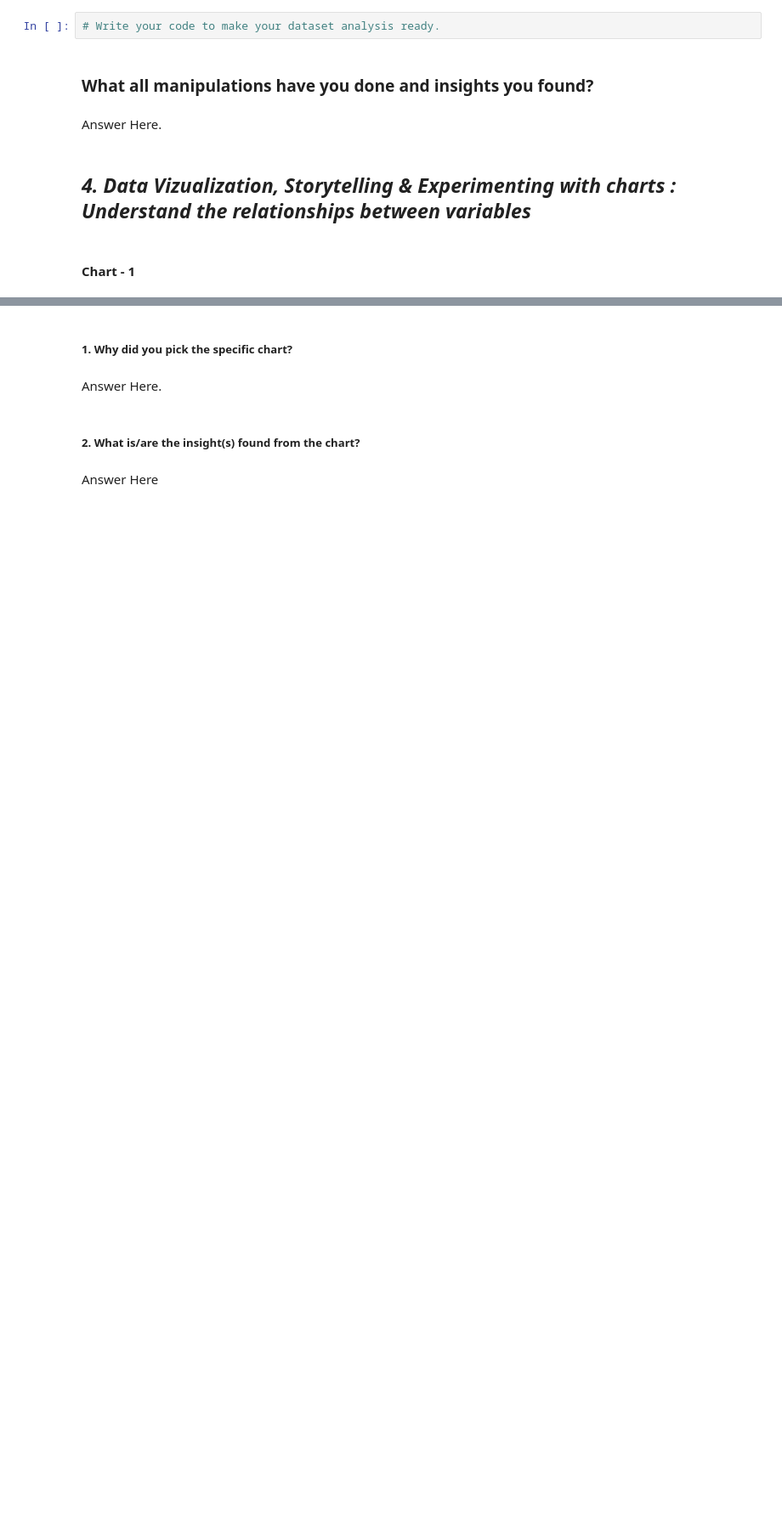
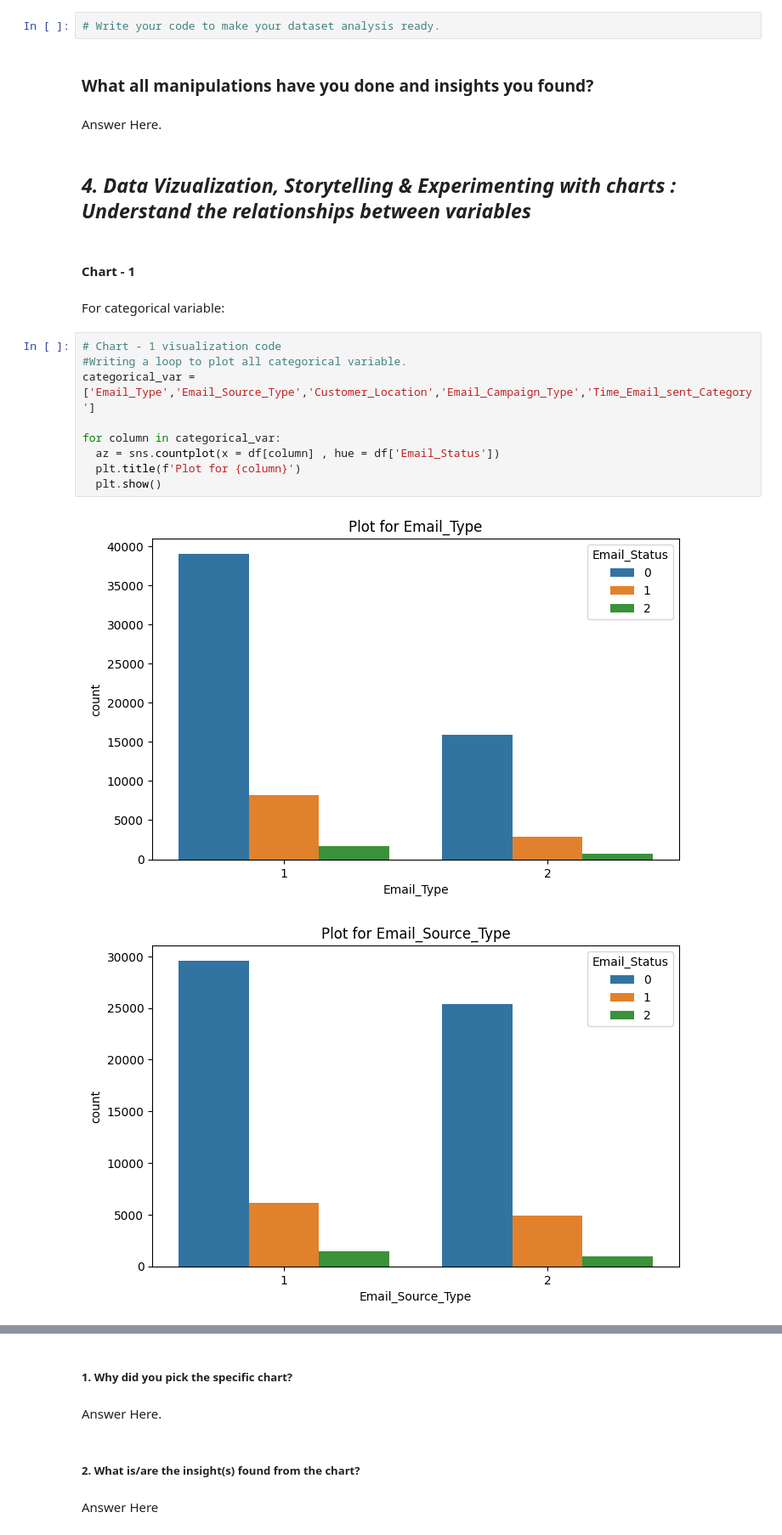
Before and after one commit to akashkivani/almabetter-Email-Campaign-Effectiveness-Prediction-Project, a Jupyter notebook: ML_Classification_Submission.ipynb, the cells around one changed output, grey strips where cells are left out. Shown at 85% size. Saved outputs shown, nothing was run; the diff lists cells and outputs as text; blank space fills up the shorter version.

```diff
--- a/ML_Classification_Submission.ipynb
+++ b/ML_Classification_Submission.ipynb
@@ -292,3 +296,17 @@ Answer Here.
 ## ***4. Data Vizualization, Storytelling & Experimenting with charts : Understand the relationships between variables***
 # %% [markdown]
 #### Chart - 1
+# %% [markdown]
+For categorical variable:
+# %%
+# Chart - 1 visualization code
+#Writing a loop to plot all categorical variable.
+categorical_var = ['Email_Type','Email_Source_Type','Customer_Location','Email_Campaign_Type','Time_Email_sent_Category']
+
+for column in categorical_var:
+  az = sns.countplot(x = df[column] , hue = df['Email_Status'])
+  plt.title(f'Plot for {column}')
+  plt.show()
+# %% [output]
+[figure, added]
+[figure, added]
```
Also changed, not shown: parts of 284 cells of this notebook.
